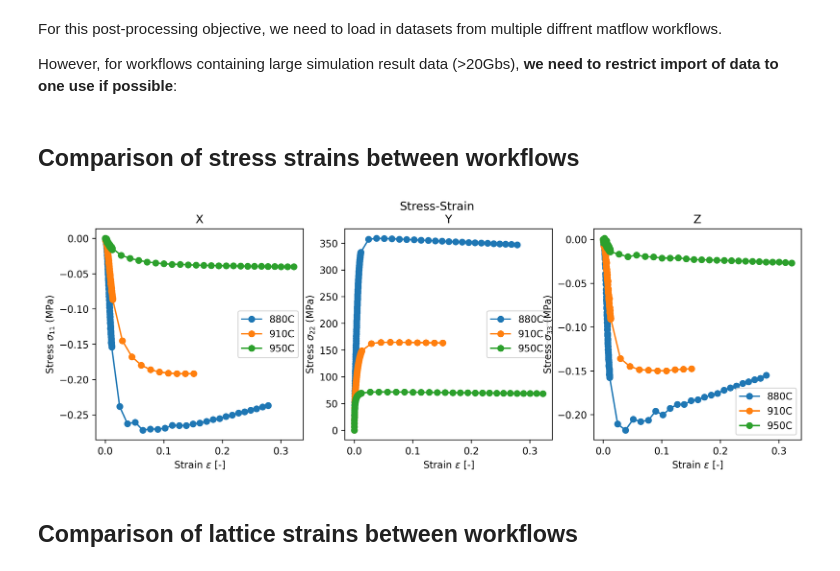
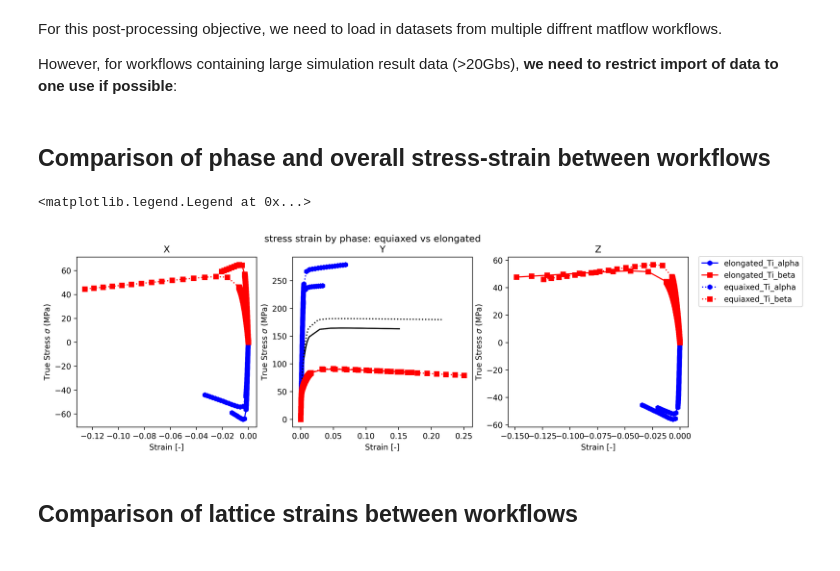
Before and after one commit to LightForm-group/Diffraction-postprocessing, a Jupyter notebook: comparison_of_workflows.ipynb, the cells around one changed output. Drawn from its saved outputs; the diff is of its cells as text; code cells hidden in the pictures.

```diff
--- a/comparison_of_workflows.ipynb
+++ b/comparison_of_workflows.ipynb
@@ -38,26 +33,52 @@ workflow_dirs = [workflow_dir_1, workflow_dir_2, workflow_dir_3]
 # %% [markdown]
-## Comparison of stress strains between workflows
+## Comparison of phase and overall stress-strain between workflows
-# %%
-%matplotlib inline
-
-fig, axs = plt.subplots(1,3, figsize=(13, 4), dpi=300, facecolor='w')
-fig.suptitle('Stress-Strain')
-
-for i, axis in enumerate(["X", "Y", "Z"]): # loop over axes directions
-    for workflow_dir in workflow_dirs:
-        stress_strain = pickle.load(open(workflow_dir+'stress_strain.pkl', 'rb'))
-
-        stress = stress_strain[axis]['stress']
-        strain = stress_strain[axis]['strain']
-
-        axs[i].plot(strain, stress, linestyle='solid', marker='o', label=workflow_dir[64:-37])
-        axs[i].title.set_text(f"{axis}")
-        axs[i].set_facecolor("white")
-        axs[i].set_xlabel(f"Strain $\epsilon$ [-]")
-        axs[i].set_ylabel(f"Stress $\sigma_{{{str(i+1)}{str(i+1)}}}$ (MPa)")
-        axs[i].legend()
-# %% [output]
-[figure, removed]
+# %%
+%matplotlib inline
+
+fig, axs = plt.subplots(1,3, figsize=(14, 4), dpi=300, facecolor='w') # one row, three coloumns
+fig.suptitle(f'stress strain by phase: equiaxed vs elongated')
+
+for i, axis in enumerate(["X", "Y", "Z"]):
+    for workflow_dir in workflow_dirs:
+        for phase in ["Ti_alpha", "Ti_beta"]:
+
+            stress_strain = pickle.load(open(workflow_dir+'stress_strain.pkl', 'rb'))
+            true_stress = stress_strain[axis]['stress']
+            true_strain = stress_strain[axis]['strain']
+            if workflow_dir=="/mnt/iusers01/jf01/y15576gb/postprocessing/034_Ti64_TIFUN-T4_TD_910C_DeformY64x_1mms-1_2023-03-14-113312/":
+                if axis=="Y":
+                    axs[i].plot(true_strain, true_stress, color='k', label='elongated')
+            else:
+                if axis=="Y":
+                    axs[i].plot(true_strain, true_stress, linestyle='dotted', color='k', label='equiaxed')
+
+            phases_stress_strain = pickle.load(open(workflow_dir+'phases_stress_strain.pkl', 'rb'))
+            phase_stress = phases_stress_strain[axis][phase]['stress']
+            phase_strain = phases_stress_strain[axis][phase]['strain']
+            if workflow_dir=="/mnt/iusers01/jf01/y15576gb/postprocessing/034_Ti64_TIFUN-T4_TD_910C_DeformY64x_1mms-1_2023-03-14-113312/":
+                if phase=="Ti_alpha":
+                    axs[i].plot(phase_strain, phase_stress, marker='h', color='b', label=f"elongated_{phase}")
+                else:
+                    axs[i].plot(phase_strain, phase_stress, marker='s', color='r', label=f"elongated_{phase}")
+            else:
+                if phase=="Ti_alpha":
+                     axs[i].plot(phase_strain, phase_stress, marker='h', linestyle='dotted', color='b', label=f"equaixed_{phase}")
+                else:
+                    axs[i].plot(phase_strain, phase_stress, marker='s', linestyle='dotted', color='r', label=f"equiaxed_{phase}")
+
+    axs[i].title.set_text(f"{axis}")
+    axs[i].set_facecolor("white")
+    axs[i].set_xlabel("Strain [-]")
+    axs[i].set_xlim([None, None])
+    axs[i].set_ylabel("True Stress $\sigma$ (MPa)")
+    axs[i].set_ylim([None, None])
+
+handles, labels = plt.gca().get_legend_handles_labels()
+by_label = dict(zip(labels, handles))
+fig.legend(by_label.values(), by_label.keys(), bbox_to_anchor=(1.05, 0.9))
+# %% [output]
+<matplotlib.legend.Legend at 0x...>
+[figure, added]
 # %% [markdown]
 ## Comparison of lattice strains between workflows
 # %%
```
Also changed, not shown: parts of 5 cells of this notebook, 3 other files.
